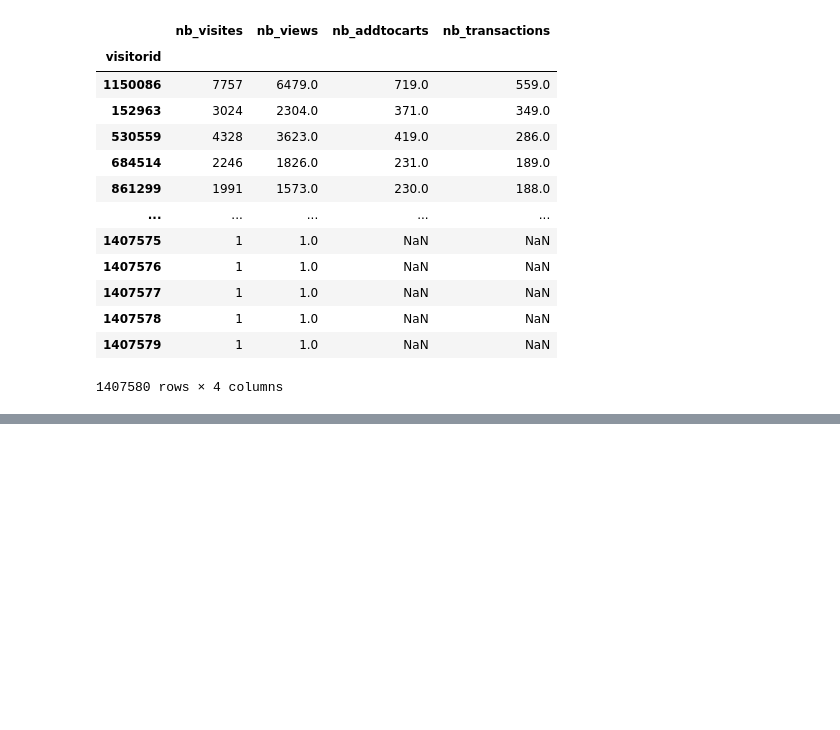
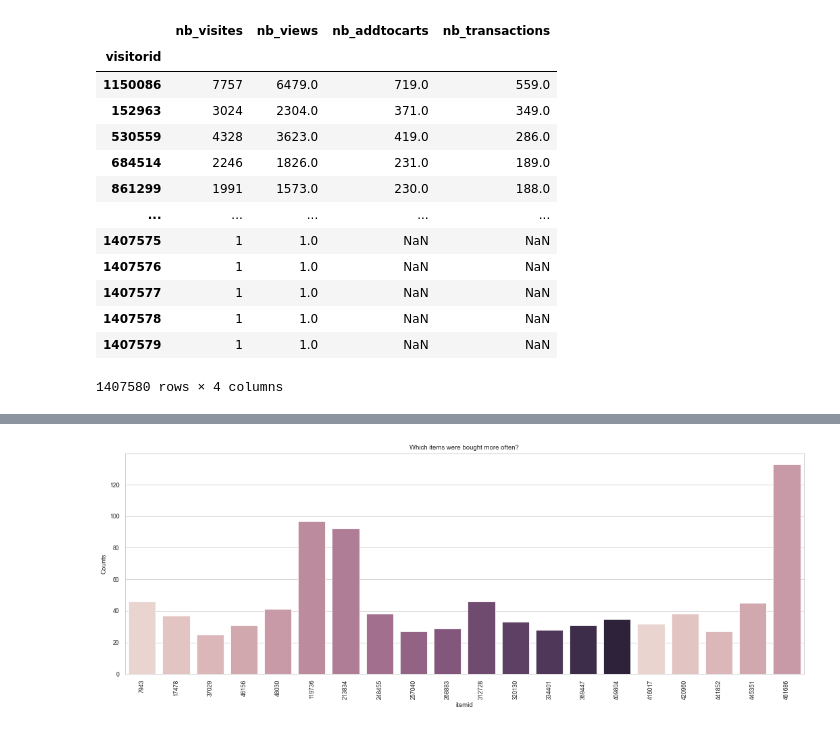
Before and after one commit to soopajot/eCommerce_Customer_Behavior, a Jupyter notebook: suivi_utilisateurs.ipynb, the cells around one changed output, grey strips where cells are left out. Drawn from its saved outputs; the diff is of its cells as text; code cells hidden in the pictures; blank space fills up the shorter version.

```diff
--- a/suivi_utilisateurs.ipynb
+++ b/suivi_utilisateurs.ipynb
@@ -900,0 +297,25 @@ def plot_stacked_funnel(event, col=None, from_date=None, to_date=None, step_inte
+# %%
+## SOOYOUNG 30/01 ##
+n_produits = 20
+
+# les 20 produits plus achetés
+top_produits_vendus = items.sort_values(by='nb_transactions', ascending=False).head(n_produits)
+top_produits_vendus['cat_produits_plus_vendus'] = "1"
+top_produits_vendus = top_produits_vendus.drop(columns=['nb_visites', 'nb_views', 'nb_addtocarts'])
+
+# les 20 produits plus mis au panier
+top_produits_paniers = items.sort_values(by='nb_addtocarts', ascending=False).head(n_produits)
+top_produits_paniers['cat_produits_plus_mis_panier'] = "1"
+top_produits_paniers = top_produits_paniers.drop(columns=['nb_visites', 'nb_views', 'nb_transactions'])
+
+# les 20 produits plus vus
+top_produits_vus = items.sort_values(by='nb_views', ascending=False).head(n_produits)
+top_produits_vus['cat_produits_plus_vus'] = "1"
+top_produits_vus = top_produits_vus.drop(columns=['nb_visites', 'nb_addtocarts', 'nb_transactions'])
+
+# Merge les 3 dataframes OUTER
+top_produits = pd.merge(top_produits_vendus, top_produits_paniers, left_index=True, right_index=True, how='outer')
+top_produits = pd.merge(top_produits, top_produits_vus, left_index=True, right_index=True, how='outer')
+
+top_produits = top_produits[['nb_views', 'nb_addtocarts', 'nb_transactions', 'cat_produits_plus_vus', 'cat_produits_plus_mis_panier', 'cat_produits_plus_vendus']]
+top_produits.head()
@@ -900,0 +330,10 @@ def plot_stacked_funnel(event, col=None, from_date=None, to_date=None, step_inte
+# %%
+# DATAVIZ 6
+## MELISSA ##
+plt.figure(figsize=(18,6))
+sns.barplot(top_produits_vendus.index, top_produits_vendus.nb_transactions, palette=sns.cubehelix_palette(15))
+plt.ylabel("Counts")
+plt.title("Which items were bought more often?");
+plt.xticks(rotation=90);
+# %% [output]
+[figure, added]
```
Also changed, not shown: parts of 77 cells of this notebook.
